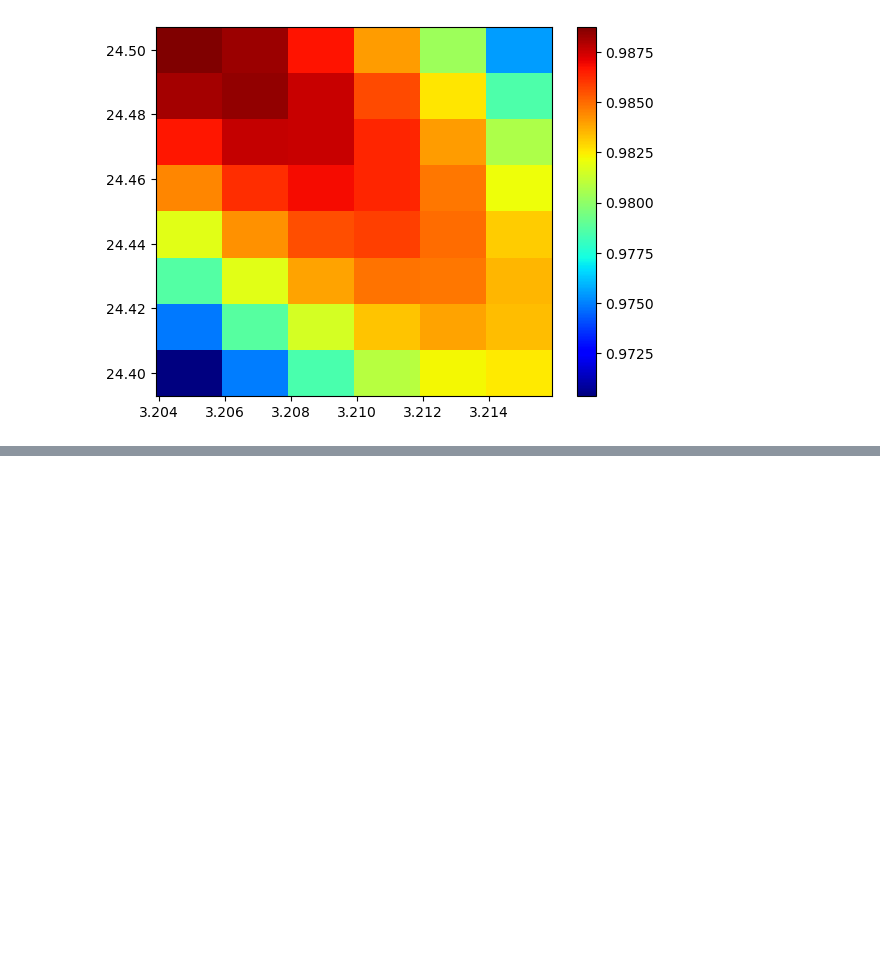
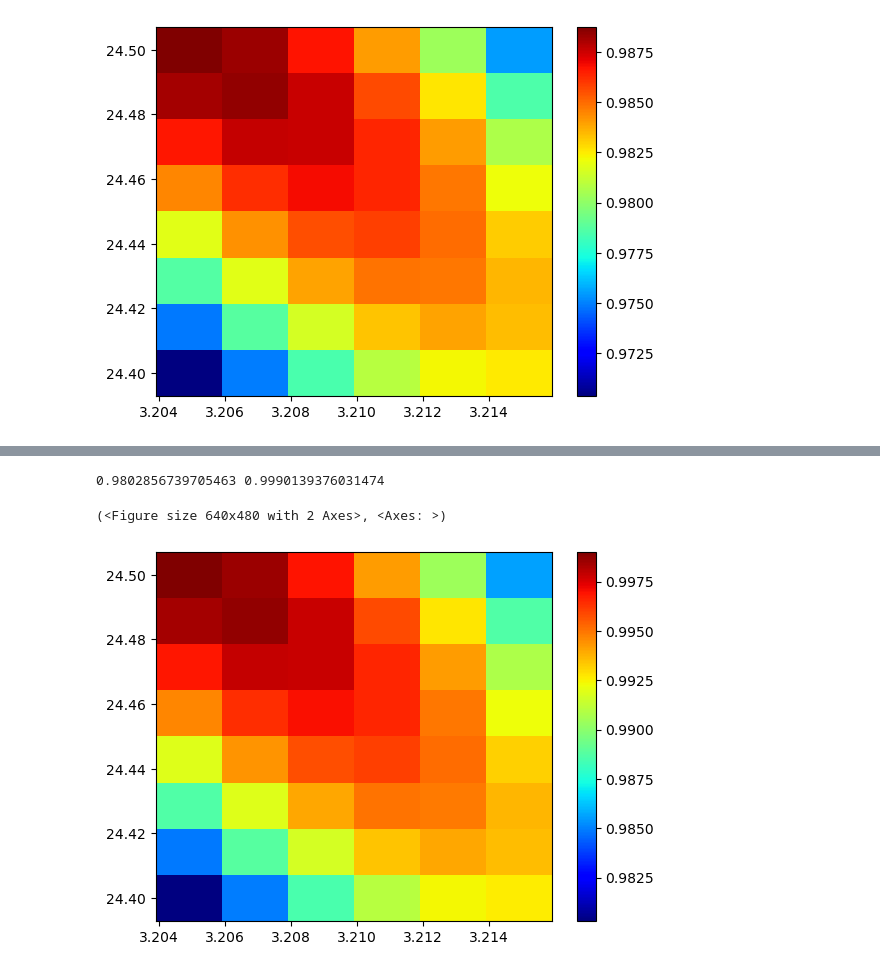
Before and after one commit to Sam-Bieberich/QuTiP, a Jupyter notebook: plot_gen.ipynb, the cells around one changed output, grey strips where cells are left out. Cells and saved outputs as stored; diff of their text form; code cells hidden in the pictures; blank space fills up the shorter version.

```diff
--- a/plot_gen.ipynb
+++ b/plot_gen.ipynb
@@ -142,0 +182,39 @@ density(fidelity_results, omega_d_array, t_g_array)
+# %%
+#1e7 qcap
+
+t_g_array = [
+    24.4, 24.41428571, 24.42857143, 24.44285714,
+    24.45714286, 24.47142857, 24.48571429, 24.5
+]
+
+omega_d_array = [
+    3.20491027, 3.20691027, 3.20891027, 3.21091027, 3.21291027, 3.21491027
+]
+
+# Omega by time dimensions are 6 by 8
+
+fidelity_results = [
+    [0.9802856739705463, 0.9848584101817774, 0.9886942703018976, 0.9919144702205429,
+     0.9946447798738468, 0.9968737929726746, 0.9984075520334095, 0.9990139376031474],
+    [0.9849468930226998, 0.9888016578062285, 0.9919106969799415, 0.9943985149257567,
+     0.9963931352351464, 0.9978834985882904, 0.9986754924856758, 0.9985384926623094],
+    [0.9885210614317512, 0.9916481059997206, 0.9940227405813129, 0.9957723707266005,
+     0.9970268558644122, 0.9977754929307562, 0.9978246181929146, 0.9969458374868218],
+    [0.9909968189020565, 0.9933892140279932, 0.9950246899147496, 0.9960331550301254,
+     0.9965458806933993, 0.9965525304902446, 0.9958604932447132, 0.9942443294828163],
+    [0.9923673134642003, 0.9940209601933295, 0.9949153538219213, 0.9951824988176982,
+     0.9949546508480295, 0.9942218518517995, 0.9927931438146246, 0.9904467520955574],
+    [0.9926302073748553, 0.9935438333807686, 0.9936980388692885, 0.9932265107883147,
+     0.9922620604504147, 0.9907951213860692, 0.9886369828936482, 0.9855702268669798]
+]
+
+# z_min = 0.9802856739705463
+# z_max = 0.9990139376031474
+
+fidelity_results = np.asarray(fidelity_results,dtype = float)
+
+density(fidelity_results, omega_d_array, t_g_array)
+# %% [output]
+0.9802856739705463 0.9990139376031474
+(<Figure size 640x480 with 2 Axes>, <Axes: >)
+[figure, added]
```
Also changed, not shown: parts of 1 cell of this notebook.
